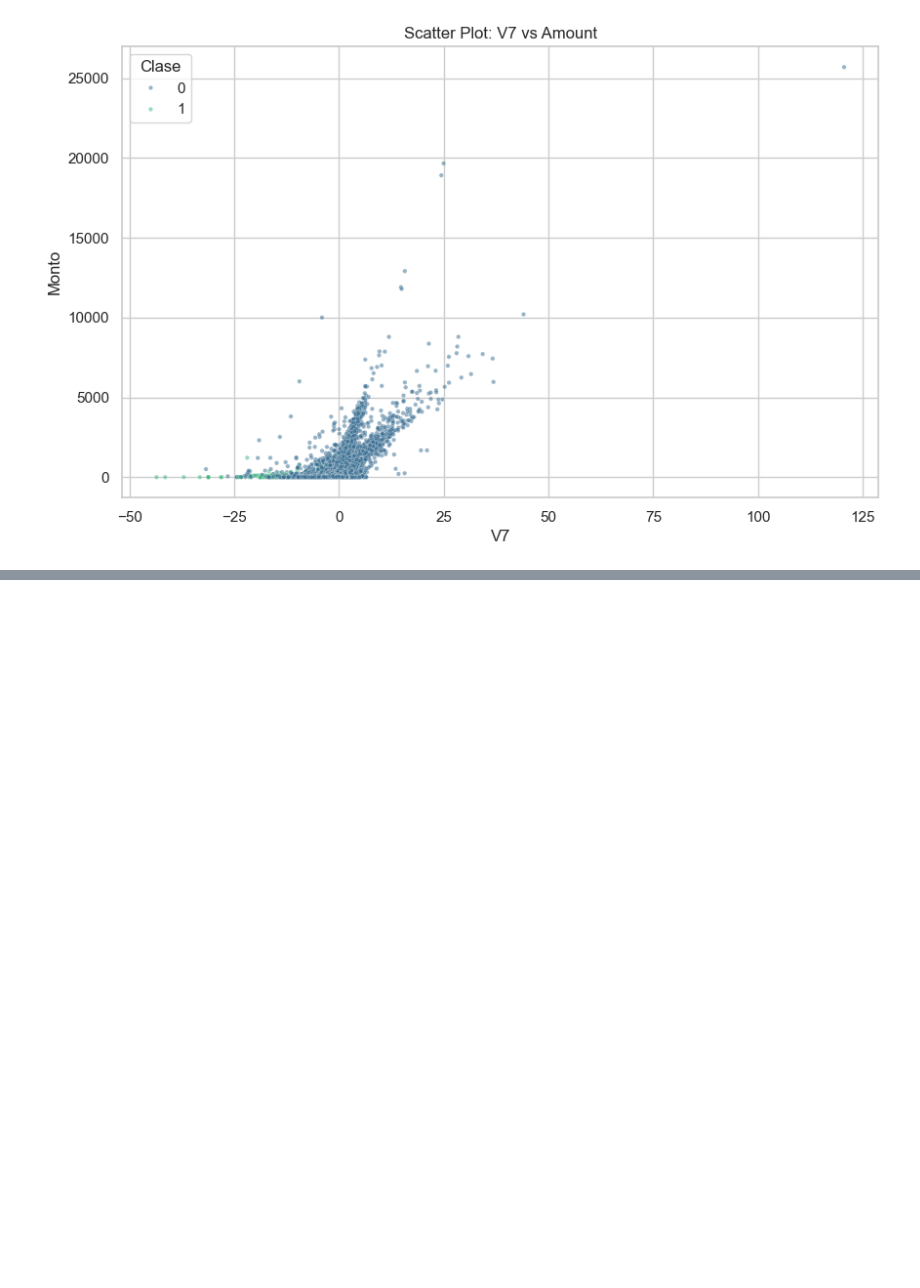
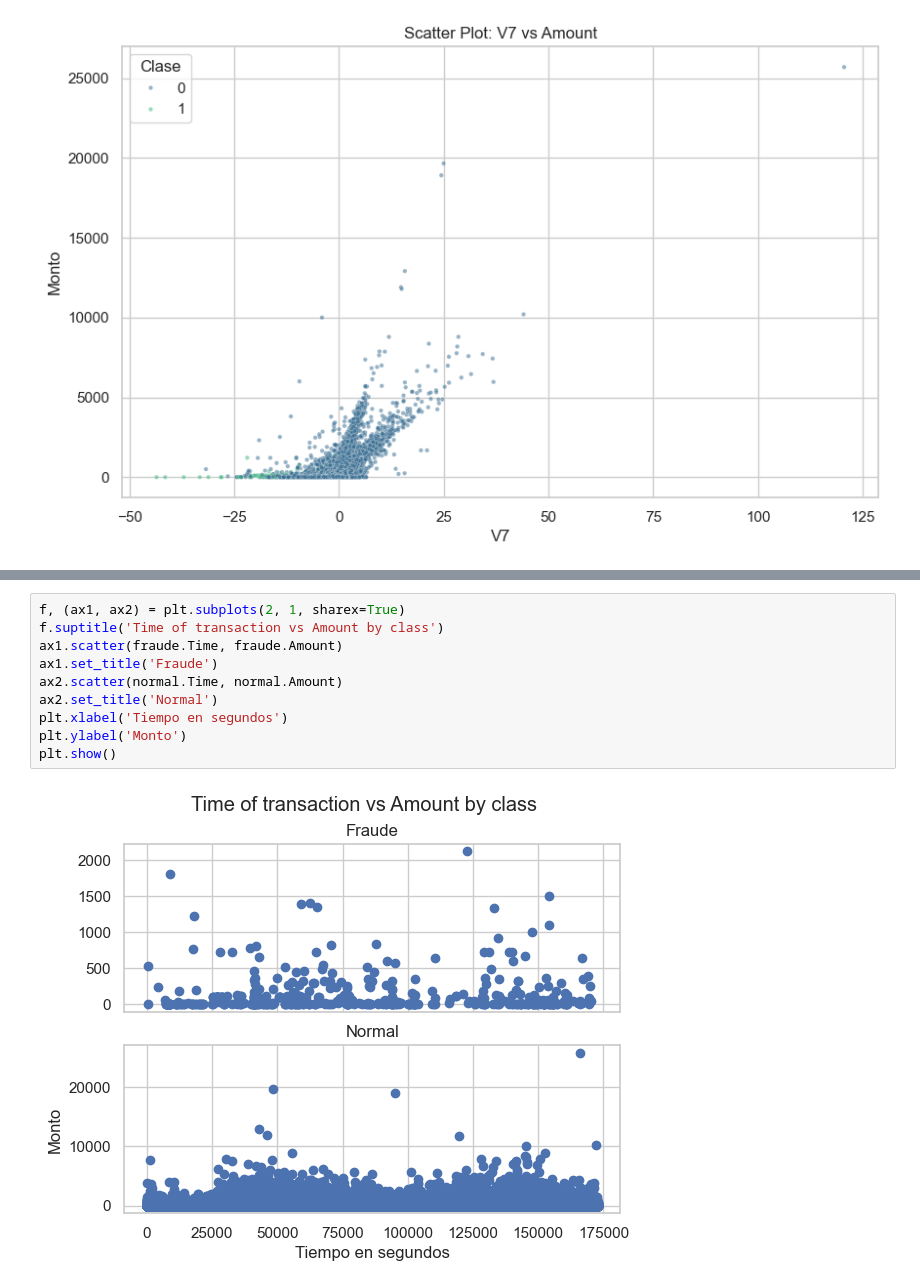
Before and after one commit to No-Country-simulation/c19-128-t-data-bi, a Jupyter notebook: EDA.ipynb, the cells around one changed output, grey strips where cells are left out. Drawn from its saved outputs; the diff is of its cells as text; blank space fills up the shorter version.

```diff
--- a/EDA.ipynb
+++ b/EDA.ipynb
@@ -184,0 +262,12 @@ plt.show()
+# %%
+f, (ax1, ax2) = plt.subplots(2, 1, sharex=True)
+f.suptitle('Time of transaction vs Amount by class')
+ax1.scatter(fraude.Time, fraude.Amount)
+ax1.set_title('Fraude')
+ax2.scatter(normal.Time, normal.Amount)
+ax2.set_title('Normal')
+plt.xlabel('Tiempo en segundos')
+plt.ylabel('Monto')
+plt.show()
+# %% [output]
+[figure, added]
```
Also changed, not shown: parts of 8 cells of this notebook.
